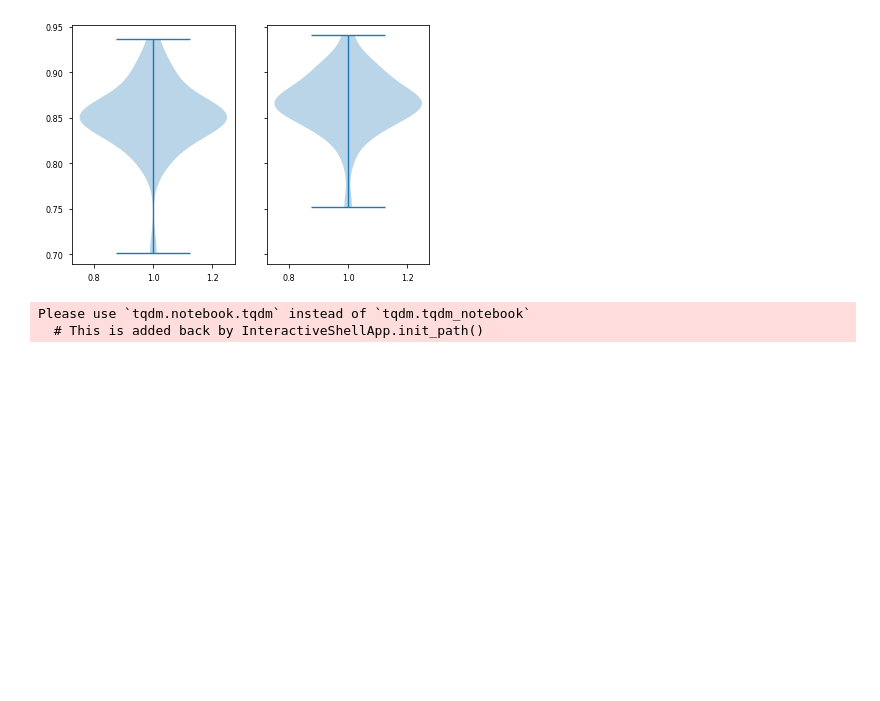
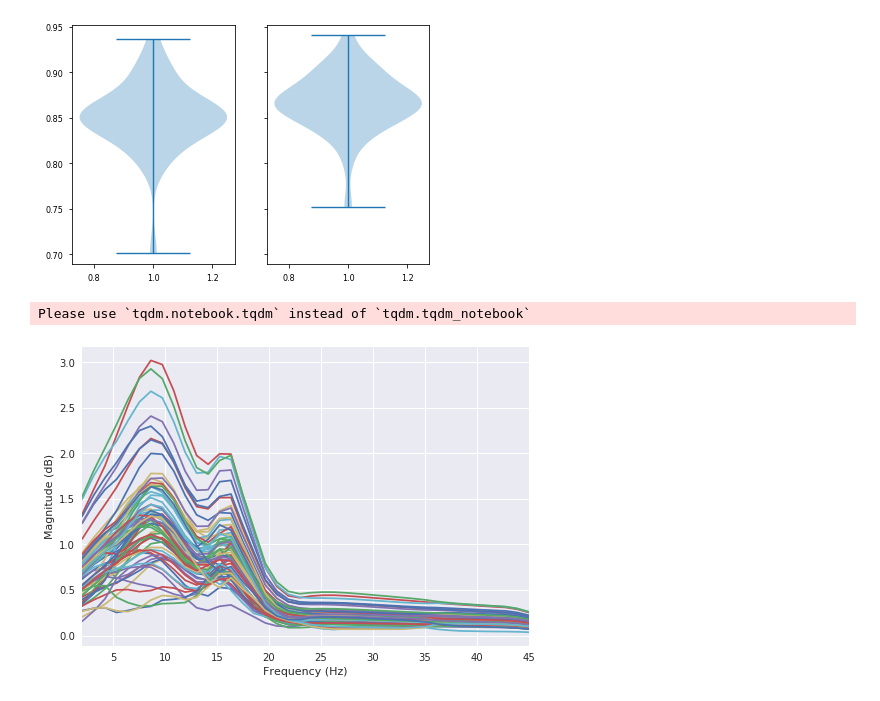
Before and after one commit to Raj-Lab-UCSF/spectrome, a Jupyter notebook: spectrome/notebooks/spectral_correlation.ipynb, the cells around one changed output. Saved outputs shown, nothing was run; the diff lists cells and outputs as text; code cells hidden in the pictures; blank space fills up the shorter version.

```diff
--- a/spectrome/notebooks/spectral_correlation.ipynb
+++ b/spectrome/notebooks/spectral_correlation.ipynb
@@ -378,6 +386,9 @@ with plt.style.context('seaborn-paper'):
 # %%
 avg_corr = np.zeros(nsubs)
 
+# create spectrome brain:
+brain = Brain.Brain()
+brain.add_connectome(data_dir) # grabs distance matrix
 brain.ntf_params['tau_e'] = np.mean(ind_params[:,0])
 brain.ntf_params['tau_i'] = np.mean(ind_params[:,1])
 brain.ntf_params['alpha'] = np.mean(ind_params[:,2])
@@ -395,14 +406,12 @@ for s in tqdm_notebook(np.arange(0, nsubs), desc = 'Average Parameters'):
     C_ind[empty,:] = 0
     C_ind[:,empty] = 0
 
-    # create spectrome brain:
-    brain = Brain.Brain()
-    brain.add_connectome(data_dir) # grabs distance matrix
     brain.connectome = C_ind # re-assign connectome to individual connectome
     # re-ordering for DK atlas and normalizing the connectomes:
     brain.reorder_connectome(brain.connectome, brain.distance_matrix)
     brain.bi_symmetric_c()
     brain.reduce_extreme_dir()
+    brain.distance_matrix = generate.distance_matrix(brain.reducedConnectome, brain.distance_matrix)
     brain.distance_matrix = get_mean_C(brain.distance_matrix)
 
     # simulate model spectra:
@@ -414,7 +423,7 @@ for s in tqdm_notebook(np.arange(0, nsubs), desc = 'Average Parameters'):
     for p in np.arange(0,len(freq_a)):
         freq_aout[p,:] = np.convolve(np.abs(freq_a[p,:]), lpf, 'same')
         freq_aout[p,:] = np.sqrt(np.abs(freq_aout[p,:]))
-        freq_aout[p,:] = freq_aout[p,:] - np.mean(freq_aout[p,:])
+        #freq_aout[p,:] = freq_aout[p,:] - np.mean(freq_aout[p,:])
 
     corrs = np.zeros(len(freq_aout))
     for c in np.arange(0, len(freq_aout)):
@@ -423,7 +432,15 @@ for s in tqdm_notebook(np.arange(0, nsubs), desc = 'Average Parameters'):
     avg_corr[s] = np.mean(corrs)
 # %% [output]
 Please use `tqdm.notebook.tqdm` instead of `tqdm.tqdm_notebook`
-  # This is added back by InteractiveShellApp.init_path()
+# %%
+# Plot the source localized MEG spectra:
+with plt.style.context('seaborn'):
+    plt.plot(fvec, np.transpose(freq_aout))
+    plt.xlabel('Frequency (Hz)')
+    plt.ylabel('Magnitude (dB)')
+    plt.autoscale(enable=True, axis='x', tight='True')
+# %% [output]
+[figure, added]
 # %%
 with plt.style.context('seaborn-paper'):
     af, aa = plt.subplots(1,2, sharey=True)
```
Also changed, not shown: parts of 4 cells of this notebook.
